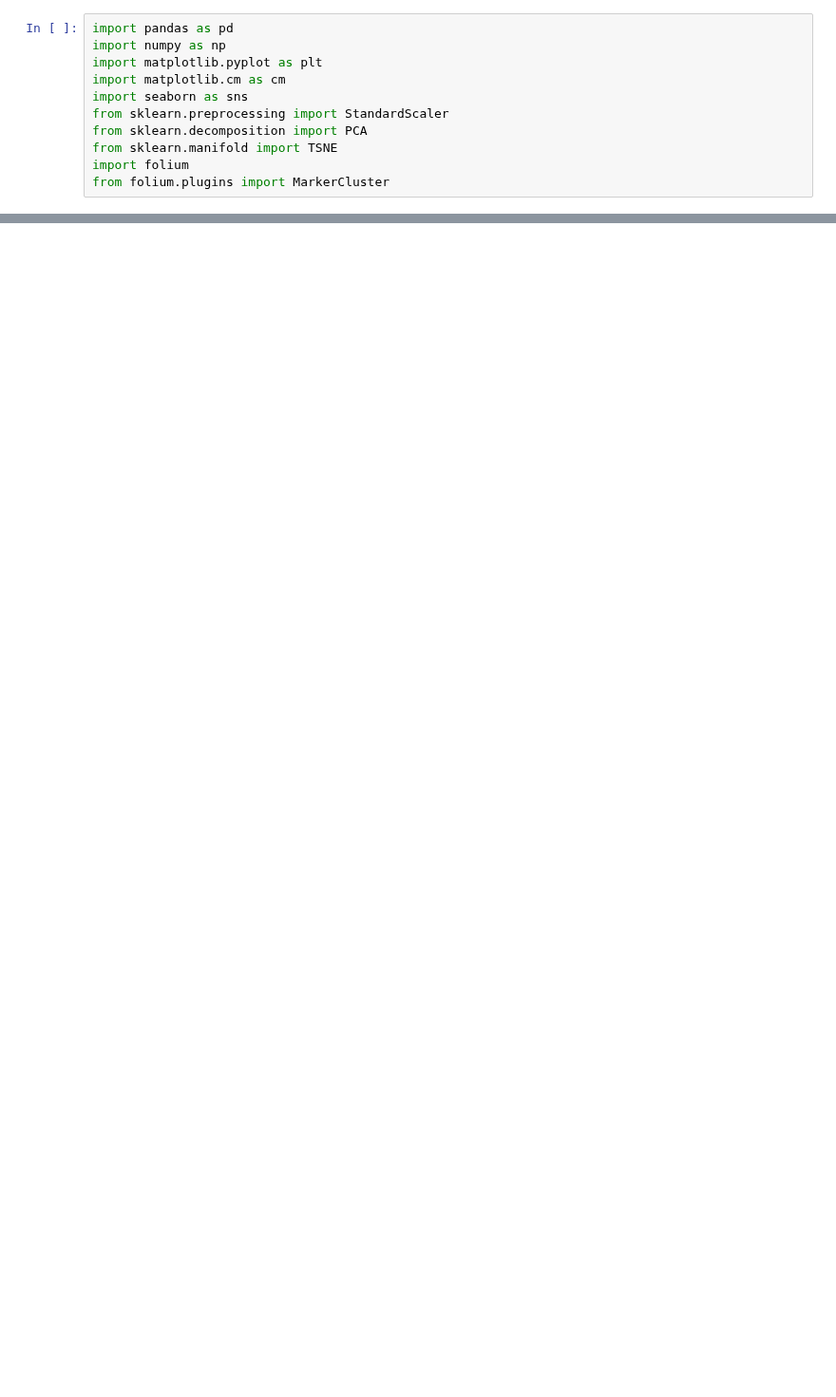
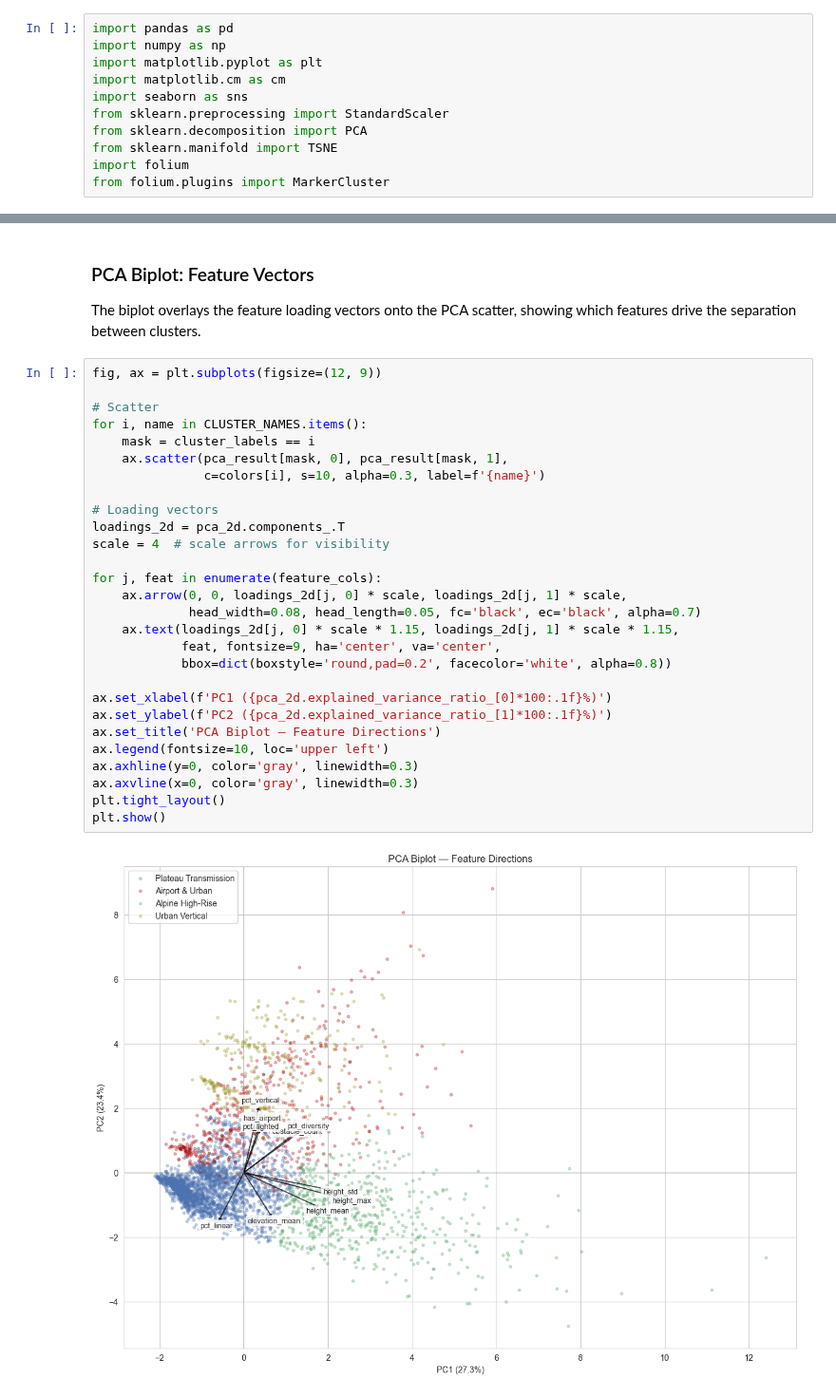
Before and after one commit to maybebool/swiss-airspace-obstacle-profiling, a Jupyter notebook: notebooks/DR_and_Visualization.ipynb, the cells around one changed output, grey strips where cells are left out. Shown at 95% size. Saved outputs shown, nothing was run; the diff lists cells and outputs as text; blank space fills up the shorter version.

```diff
--- a/notebooks/DR_and_Visualization.ipynb
+++ b/notebooks/DR_and_Visualization.ipynb
@@ -20,0 +124,34 @@ from folium.plugins import MarkerCluster
+# %% [markdown]
+### PCA Biplot: Feature Vectors
+
+The biplot overlays the feature loading vectors onto the PCA scatter, showing which features drive the separation between clusters.
+# %%
+fig, ax = plt.subplots(figsize=(12, 9))
+
+# Scatter
+for i, name in CLUSTER_NAMES.items():
+    mask = cluster_labels == i
+    ax.scatter(pca_result[mask, 0], pca_result[mask, 1],
+               c=colors[i], s=10, alpha=0.3, label=f'{name}')
+
+# Loading vectors
+loadings_2d = pca_2d.components_.T
+scale = 4  # scale arrows for visibility
+
+for j, feat in enumerate(feature_cols):
+    ax.arrow(0, 0, loadings_2d[j, 0] * scale, loadings_2d[j, 1] * scale,
+             head_width=0.08, head_length=0.05, fc='black', ec='black', alpha=0.7)
+    ax.text(loadings_2d[j, 0] * scale * 1.15, loadings_2d[j, 1] * scale * 1.15,
+            feat, fontsize=9, ha='center', va='center',
+            bbox=dict(boxstyle='round,pad=0.2', facecolor='white', alpha=0.8))
+
+ax.set_xlabel(f'PC1 ({pca_2d.explained_variance_ratio_[0]*100:.1f}%)')
+ax.set_ylabel(f'PC2 ({pca_2d.explained_variance_ratio_[1]*100:.1f}%)')
+ax.set_title('PCA Biplot — Feature Directions')
+ax.legend(fontsize=10, loc='upper left')
+ax.axhline(y=0, color='gray', linewidth=0.3)
+ax.axvline(x=0, color='gray', linewidth=0.3)
+plt.tight_layout()
+plt.show()
+# %% [output]
+[figure, added]
```
Also changed, not shown: parts of 10 cells of this notebook.
